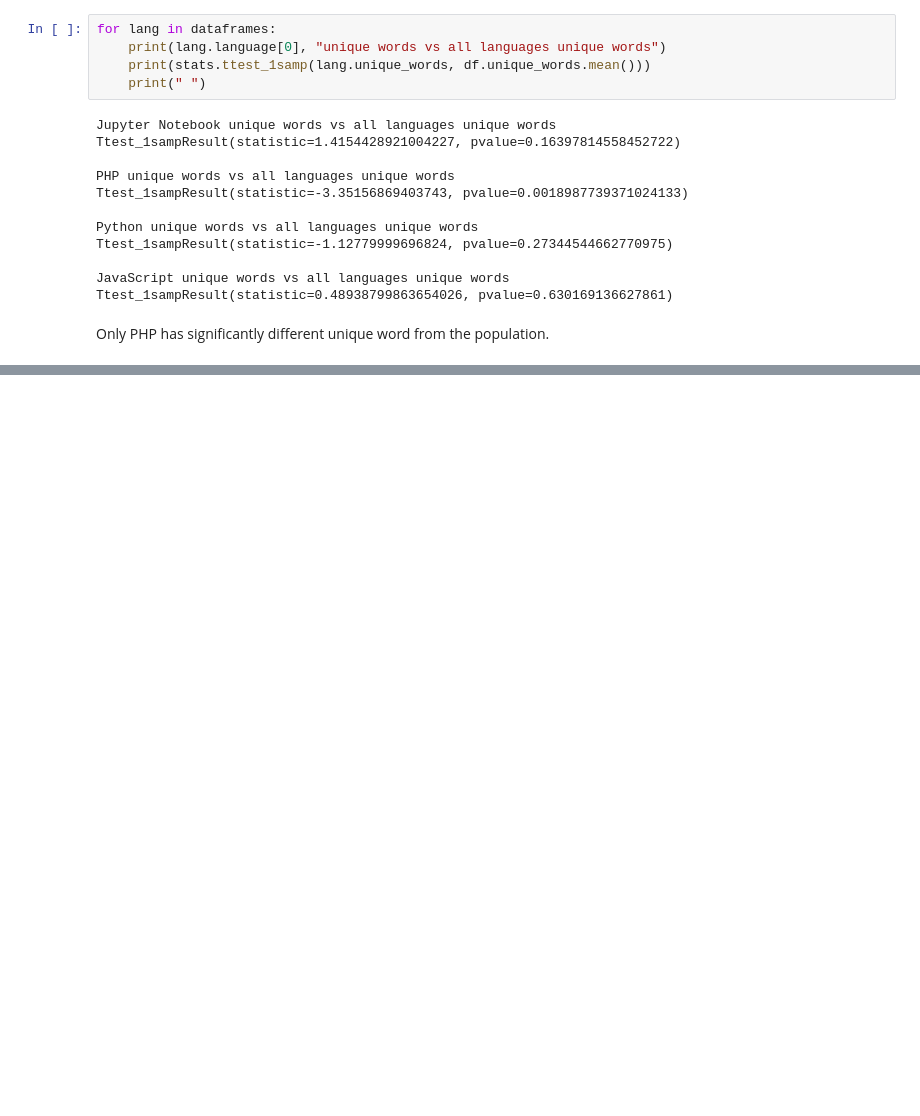
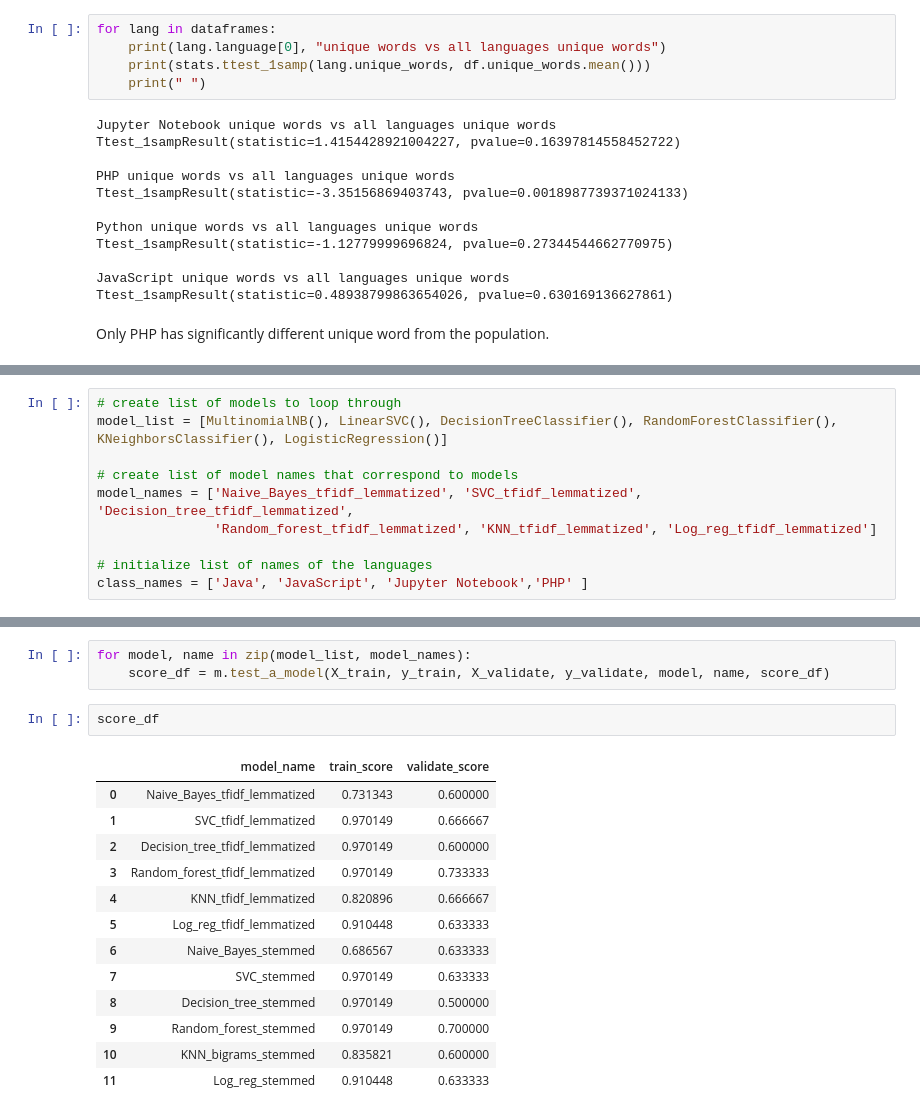
Before and after one commit to nlp-project-germain-group-6/nlp-web-scraping, a Jupyter notebook: chris_initial-edit.ipynb, the cells around one changed output, grey strips where cells are left out. Cells and saved outputs as stored; diff of their text form; blank space fills up the shorter version.

```diff
--- a/chris_initial-edit.ipynb
+++ b/chris_initial-edit.ipynb
@@ -915,0 +728,10 @@ score_df.sort_values(by = 'validate_score', ascending = False)
+# %%
+# create list of models to loop through
+model_list = [MultinomialNB(), LinearSVC(), DecisionTreeClassifier(), RandomForestClassifier(), KNeighborsClassifier(), LogisticRegression()]
+
+# create list of model names that correspond to models
+model_names = ['Naive_Bayes_tfidf_lemmatized', 'SVC_tfidf_lemmatized', 'Decision_tree_tfidf_lemmatized',
+               'Random_forest_tfidf_lemmatized', 'KNN_tfidf_lemmatized', 'Log_reg_tfidf_lemmatized']
+
+# initialize list of names of the languages
+class_names = ['Java', 'JavaScript', 'Jupyter Notebook','PHP' ]
@@ -915,0 +761,19 @@ score_df.sort_values(by = 'validate_score', ascending = False)
+# %%
+for model, name in zip(model_list, model_names):
+    score_df = m.test_a_model(X_train, y_train, X_validate, y_validate, model, name, score_df)
+# %%
+score_df
+# %% [output]
+|  | model_name | train_score | validate_score |
+| 0 | Naive_Bayes_tfidf_lemmatized | 0.731343 | 0.600000 |
+| 1 | SVC_tfidf_lemmatized | 0.970149 | 0.666667 |
+| 2 | Decision_tree_tfidf_lemmatized | 0.970149 | 0.600000 |
+| 3 | Random_forest_tfidf_lemmatized | 0.970149 | 0.733333 |
+| 4 | KNN_tfidf_lemmatized | 0.820896 | 0.666667 |
+| 5 | Log_reg_tfidf_lemmatized | 0.910448 | 0.633333 |
+| 6 | Naive_Bayes_stemmed | 0.686567 | 0.633333 |
+| 7 | SVC_stemmed | 0.970149 | 0.633333 |
+| 8 | Decision_tree_stemmed | 0.970149 | 0.500000 |
+| 9 | Random_forest_stemmed | 0.970149 | 0.700000 |
+| 10 | KNN_bigrams_stemmed | 0.835821 | 0.600000 |
+| 11 | Log_reg_stemmed | 0.910448 | 0.633333 |
```
Also changed, not shown: parts of 66 cells of this notebook.
